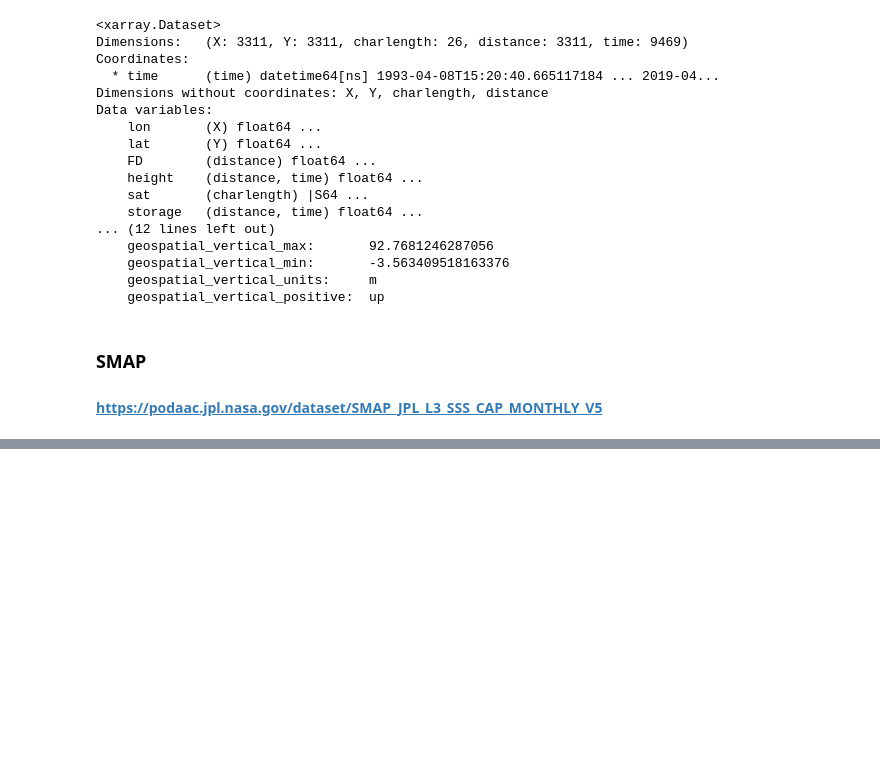
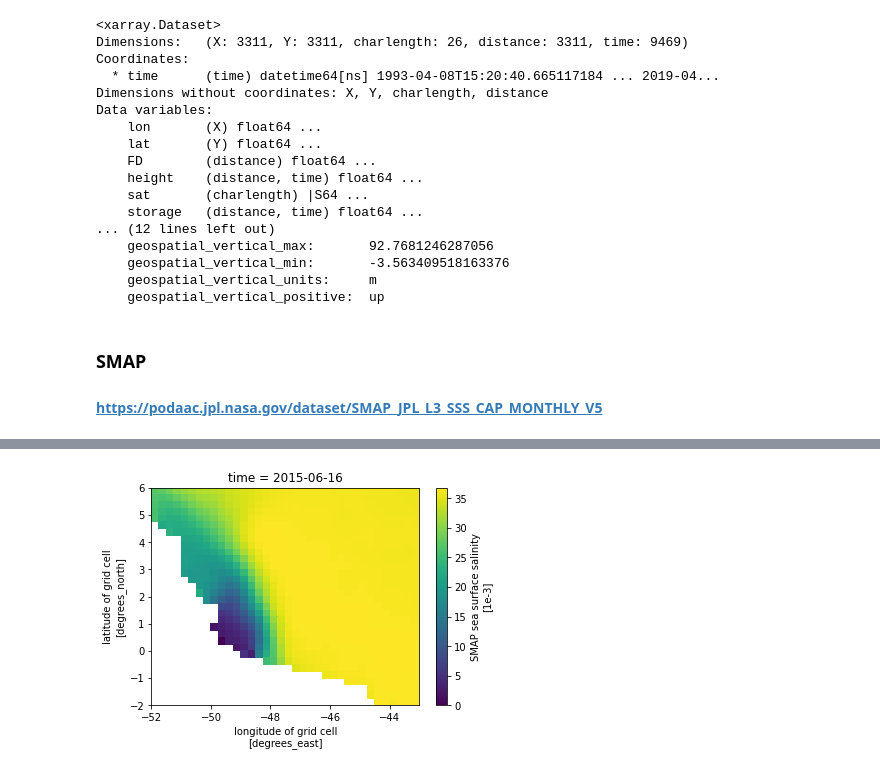
Before and after one commit to celiaou-podaac/iosos_2021, a Jupyter notebook: iosos_demo.ipynb, the cells around one changed output, grey strips where cells are left out. Cells and saved outputs as stored; diff of their text form; code cells hidden in the pictures; blank space fills up the shorter version.

```diff
--- a/iosos_demo.ipynb
+++ b/iosos_demo.ipynb
@@ -258,0 +391,8 @@ Data variables:
+# %%
+#for OPeNDAP, we need to set the number of files that can be open at once to 10,
+#so that xa.open_mfdataset() actually reads all links (see https://github.com/pydata/xarray/issues/4082)
+xr.set_options(file_cache_maxsize=10)
+
+#to use xa.open_mfdataset which combines netCDF files
+ds_SMAP = xr.open_mfdataset(file_list_SMAP, combine='by_coords')
+ds_SMAP
@@ -258,0 +863,12 @@ Data variables:
+# %%
+#SMAP
+lat_bnds, lon_bnds = [6, -2], [-52, -43] #switched lat directions from GRACE, and longitude has positives and negatives
+ds_SMAP_subset = ds_SMAP.sel(latitude=slice(*lat_bnds), longitude=slice(*lon_bnds))
+#ds_SMAP_subset
+
+#plot SMAP subset
+ds_SMAP_subset.smap_sss[2,:,:].plot() #at time '2', indicating June 2015
+
+plt.show()
+# %% [output]
+[figure, added]
```
Also changed, not shown: parts of 37 cells of this notebook, 1 other file.
